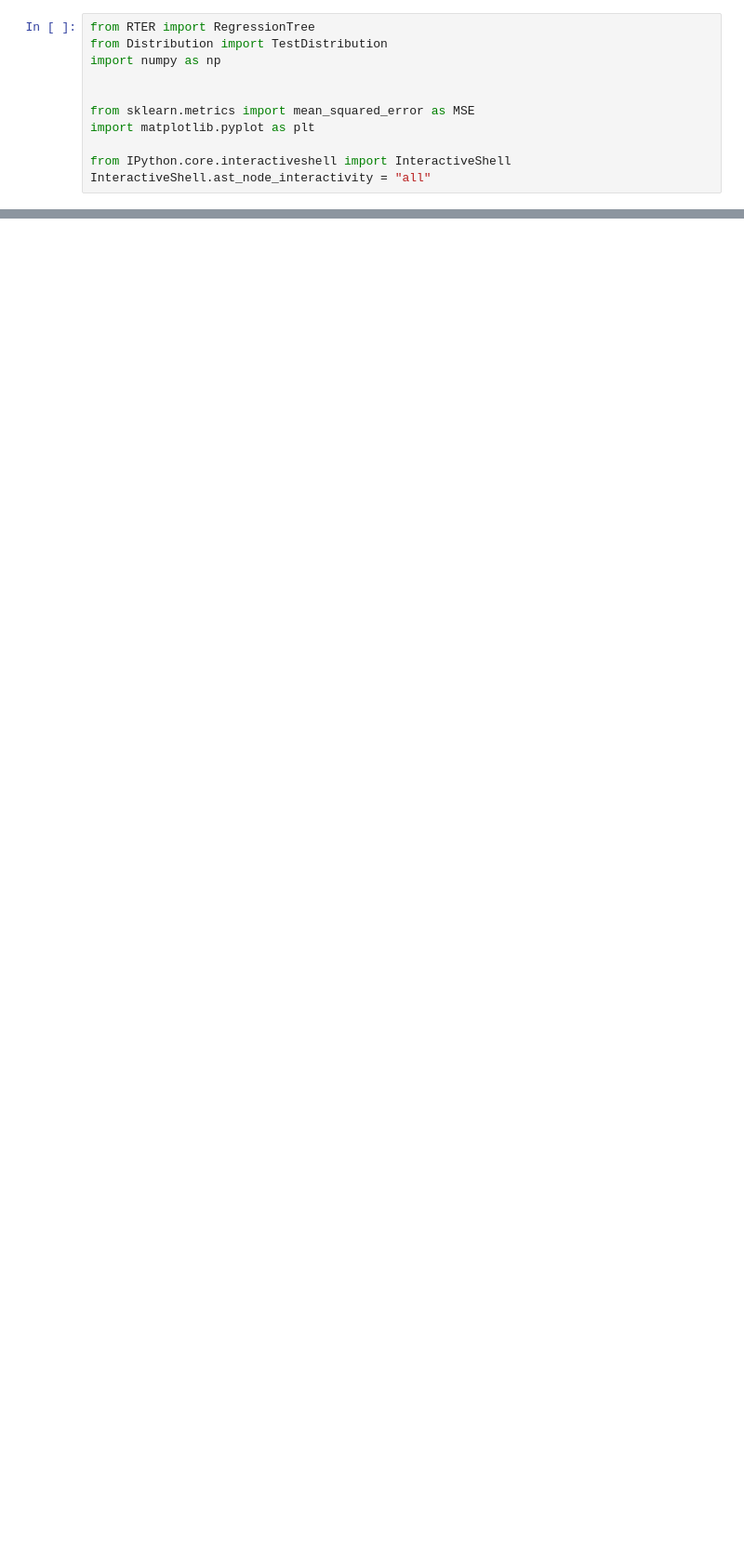
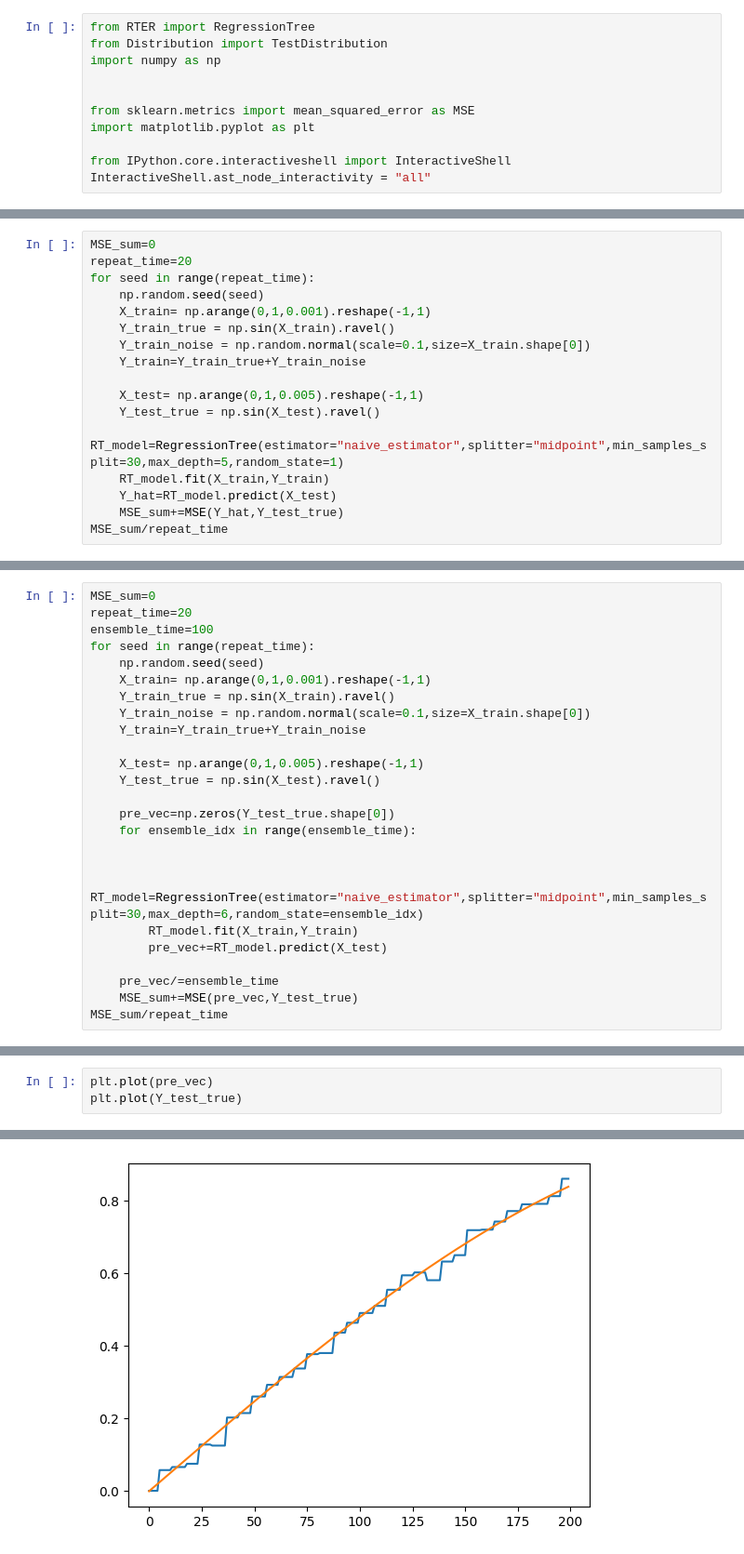
Before and after one commit to Karlmyh/RTER, a Jupyter notebook: test.ipynb, the cells around one changed output, grey strips where cells are left out. Shown at 93% size. Cells and saved outputs as stored; diff of their text form; blank space fills up the shorter version.

```diff
--- a/test.ipynb
+++ b/test.ipynb
@@ -29,0 +23,17 @@ MSE(Y_hat,Y_test_true)
+# %%
+MSE_sum=0
+repeat_time=20
+for seed in range(repeat_time):
+    np.random.seed(seed)
+    X_train= np.arange(0,1,0.001).reshape(-1,1)
+    Y_train_true = np.sin(X_train).ravel()
+    Y_train_noise = np.random.normal(scale=0.1,size=X_train.shape[0])
+    Y_train=Y_train_true+Y_train_noise
+
+    X_test= np.arange(0,1,0.005).reshape(-1,1)
+    Y_test_true = np.sin(X_test).ravel()
+    RT_model=RegressionTree(estimator="naive_estimator",splitter="midpoint",min_samples_split=30,max_depth=5,random_state=1)
+    RT_model.fit(X_train,Y_train)
+    Y_hat=RT_model.predict(X_test)
+    MSE_sum+=MSE(Y_hat,Y_test_true)
+MSE_sum/repeat_time
@@ -41,0 +47,25 @@ len(np.array(a))
+# %%
+MSE_sum=0
+repeat_time=20
+ensemble_time=100
+for seed in range(repeat_time):
+    np.random.seed(seed)
+    X_train= np.arange(0,1,0.001).reshape(-1,1)
+    Y_train_true = np.sin(X_train).ravel()
+    Y_train_noise = np.random.normal(scale=0.1,size=X_train.shape[0])
+    Y_train=Y_train_true+Y_train_noise
+
+    X_test= np.arange(0,1,0.005).reshape(-1,1)
+    Y_test_true = np.sin(X_test).ravel()
+
+    pre_vec=np.zeros(Y_test_true.shape[0])
+    for ensemble_idx in range(ensemble_time):
+
+
+        RT_model=RegressionTree(estimator="naive_estimator",splitter="midpoint",min_samples_split=30,max_depth=6,random_state=ensemble_idx)
+        RT_model.fit(X_train,Y_train)
+        pre_vec+=RT_model.predict(X_test)
+
+    pre_vec/=ensemble_time
+    MSE_sum+=MSE(pre_vec,Y_test_true)
+MSE_sum/repeat_time
@@ -41,0 +74,4 @@ len(np.array(a))
+# %%
+plt.plot(pre_vec)
+plt.plot(Y_test_true)
+# %% [output]
@@ -42 +80,2 @@ len(np.array(a))
+[figure, added]
 # %%
```
Also changed, not shown: parts of 29 cells of this notebook, 4 other files.
